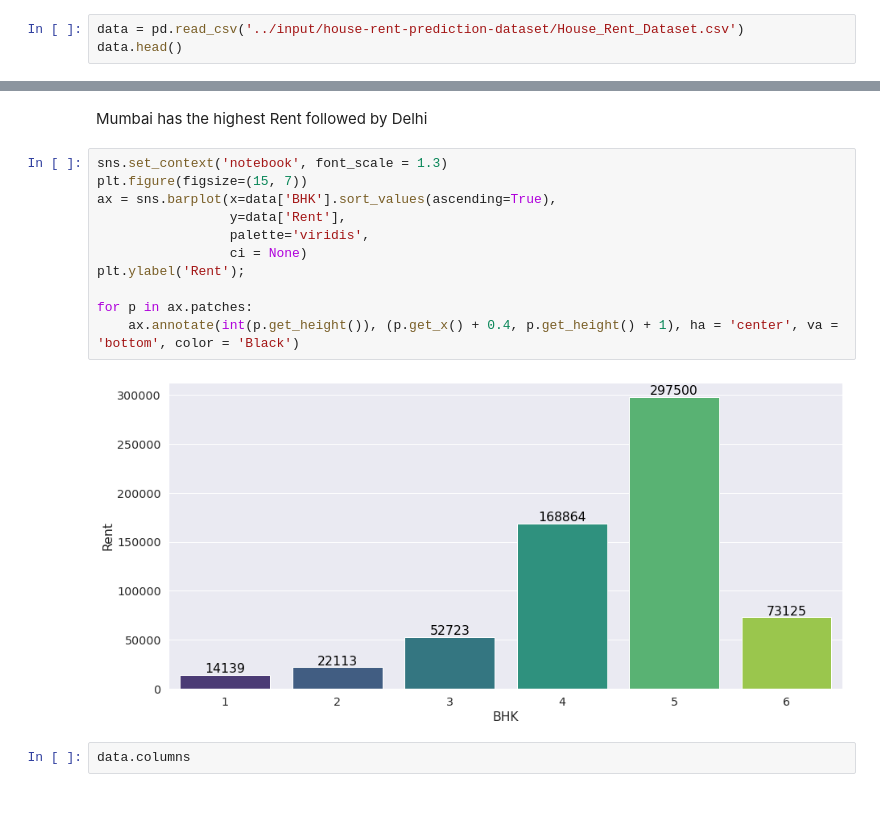
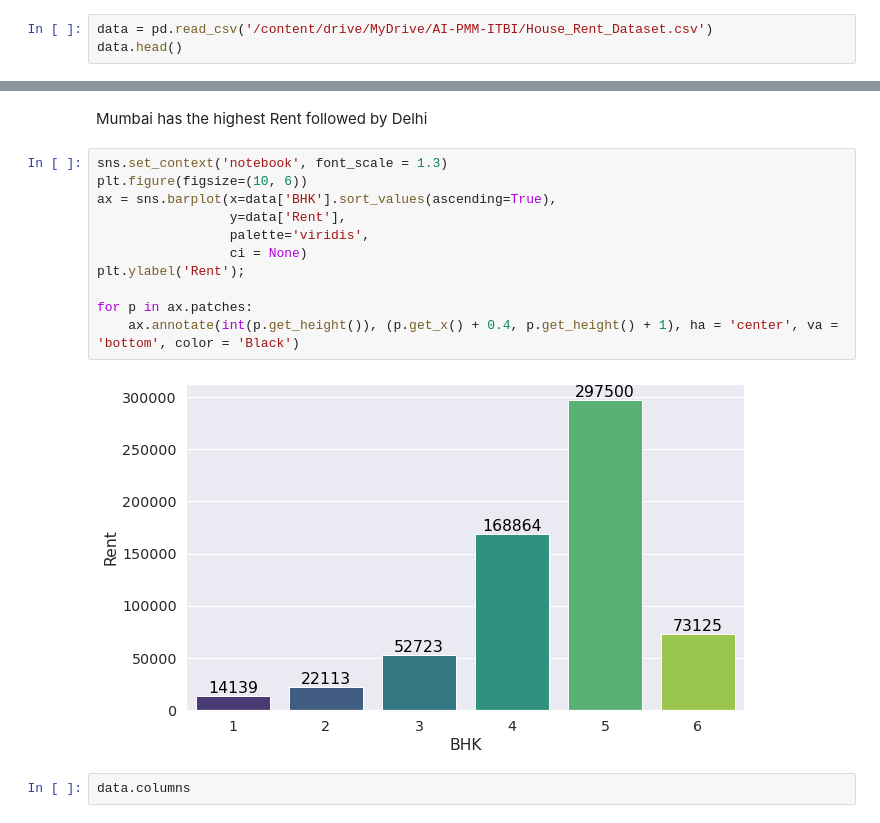
Before and after one commit to Joaomachado69/AI-PMM-ITBI, a Jupyter notebook: house-rent-prediction-eda-10-models.ipynb, the cells around one changed output, grey strips where cells are left out. Cells and saved outputs as stored; diff of their text form.

```diff
--- a/house-rent-prediction-eda-10-models.ipynb
+++ b/house-rent-prediction-eda-10-models.ipynb
@@ -93,7 +100,7 @@ Data Dictionary
 Importing Data
 <a class="anchor" id="3"></a>
 # %%
-data = pd.read_csv('../input/house-rent-prediction-dataset/House_Rent_Dataset.csv')
+data = pd.read_csv('/content/drive/MyDrive/AI-PMM-ITBI/House_Rent_Dataset.csv')
 data.head()
 # %% [output]
 |  | Posted On | BHK | Rent | Size | Floor | Area Type | Area Locality | City | Furnishing Status | ... |
@@ -265,17 +272,17 @@ for p in ax.patches:
 Mumbai has the highest Rent followed by Delhi
 # %%
 sns.set_context('notebook', font_scale = 1.3)
-plt.figure(figsize=(15, 7))
+plt.figure(figsize=(10, 6))
 ax = sns.barplot(x=data['BHK'].sort_values(ascending=True),
                  y=data['Rent'],
                  palette='viridis',
                  ci = None)
 plt.ylabel('Rent');
 
 for p in ax.patches:
     ax.annotate(int(p.get_height()), (p.get_x() + 0.4, p.get_height() + 1), ha = 'center', va = 'bottom', color = 'Black')
 # %% [output]
-[figure, old version]
+[figure, new version]
 # %%
 data.columns
 # %% [output]
```
Also changed, not shown: parts of 13 cells of this notebook.
